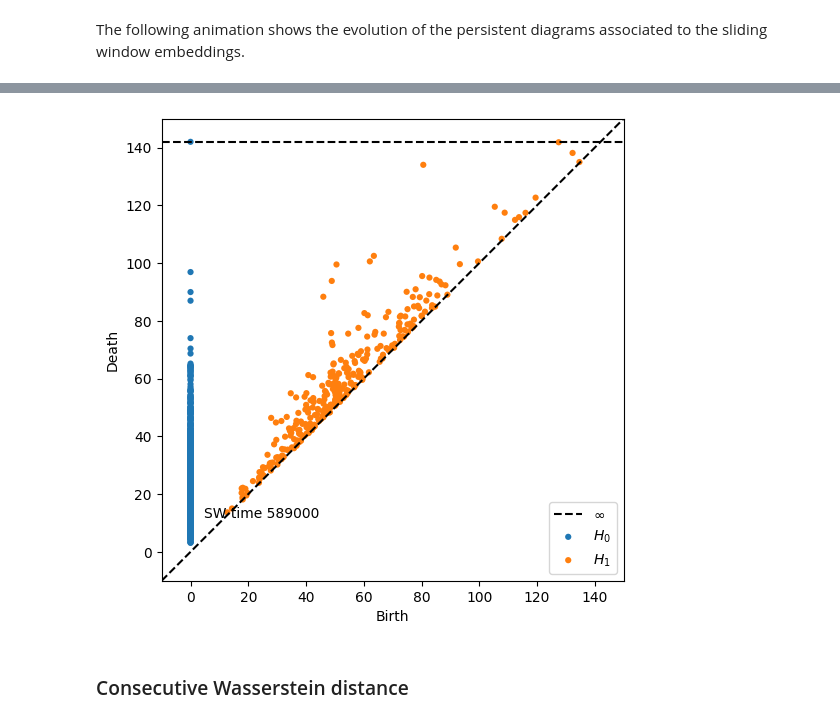
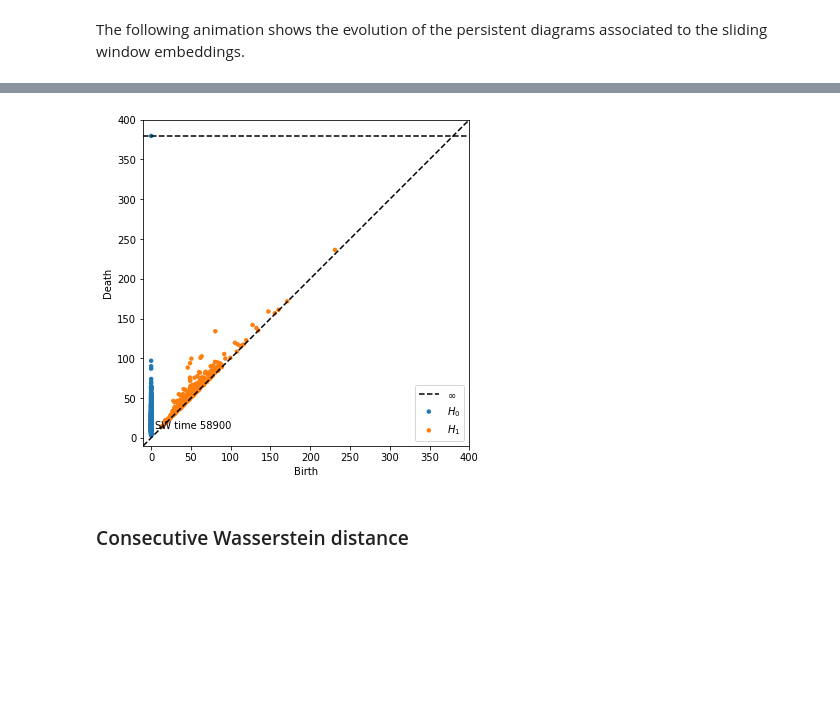
Before and after one commit to ximenafernandez/epilepsy, a Jupyter notebook: Patient_CC.ipynb, the cells around one changed output, grey strips where cells are left out. Saved outputs shown, nothing was run; the diff lists cells and outputs as text; code cells hidden in the pictures; blank space fills up the shorter version.

```diff
--- a/Patient_CC.ipynb
+++ b/Patient_CC.ipynb
@@ -109,32 +110,32 @@ The following animation shows the evolution of the persistent diagrams associate
 # %%
 from   matplotlib import animation, rc
 import persim
 from IPython.display import HTML
 
 fig = plt.figure( figsize=(6,6) )
 ax = fig.add_subplot(1, 1, 1)
 
 def animate_dgm(i):
     ax.clear()
-    persim.plot_diagrams(dgms[i], xy_range=[-10, 150,-10,150])
-    time = i*1000
+    persim.plot_diagrams(dgms[i], xy_range=[-10, 400,-10,400])
+    time = i*100
     ax.text(4.8, 11.8, 'SW time %i'%time)
 
 anim = animation.FuncAnimation(fig, animate_dgm,
                                frames=590,
-                               interval=400,
+                               interval=200,
                                blit=False,
                                repeat=False)
 
 Writer = animation.writers['ffmpeg']
 writer = Writer(fps=5, metadata=dict(artist='Me'), bitrate=1800)
 
 anim.save('figures/animation_PD.mp4', writer = writer, dpi=150)
 
 HTML(anim.to_html5_video())
 # %% [output]
 [interactive output not drawn]
-[figure, old version]
+[figure, new version]
 # %% [markdown]
 ### Consecutive Wasserstein distance
 # %% [markdown]
```
Also changed, not shown: parts of 1 cell of this notebook, 1 other file.
